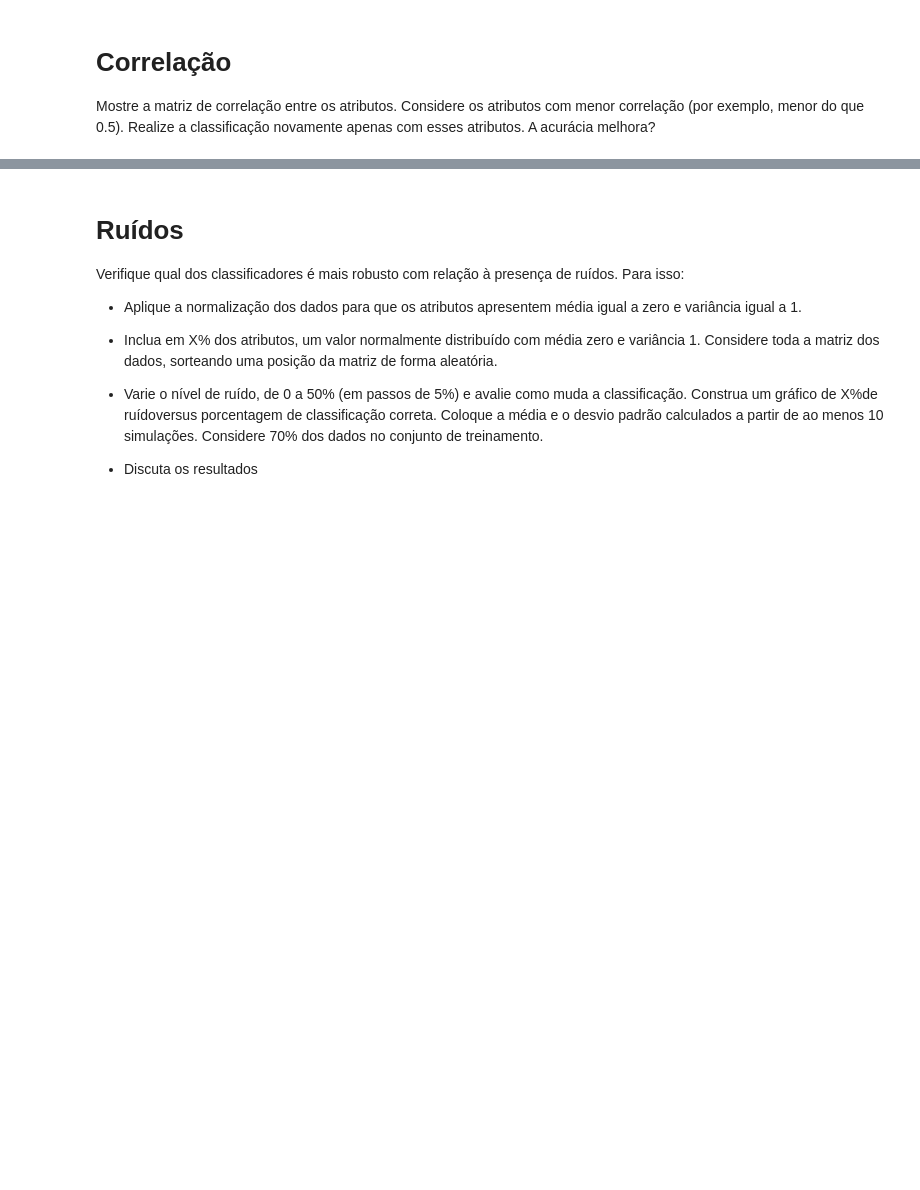
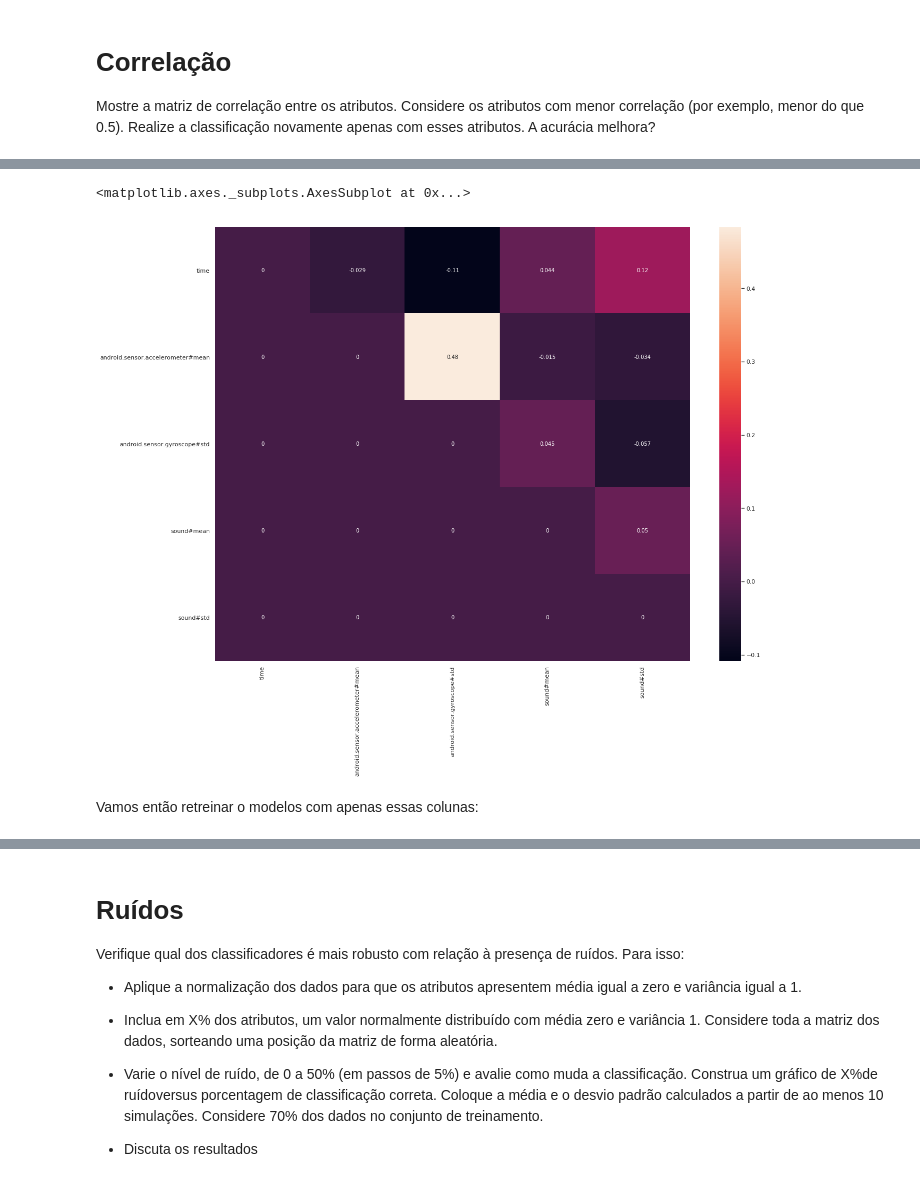
Before and after one commit to BrunoGomesCoelho/playing-pipeline, a Jupyter notebook: Trabalho 1.ipynb, the cells around one changed output, grey strips where cells are left out. Cells and saved outputs as stored; diff of their text form; code cells hidden in the pictures; blank space fills up the shorter version.

```diff
--- a/Trabalho 1.ipynb
+++ b/Trabalho 1.ipynb
@@ -513,0 +526,18 @@ sns.heatmap(df.drop(columns="target").corr(), annot=True)
+# %%
+plt.figure(figsize=(20, 15))
+
+cols_drop = [ 'android.sensor.accelerometer#min', 'android.sensor.accelerometer#max',
+       'android.sensor.accelerometer#std', 'android.sensor.gyroscope#mean',
+       'android.sensor.gyroscope#min', 'android.sensor.gyroscope#max',
+    'sound#min', 'sound#max', 'target']
+
+corr_mat = df.drop(columns=cols_drop).corr()
+xnames = corr_mat.columns.values
+
+corr_mat = np.triu(corr_mat, k=1)
+sns.heatmap(corr_mat, annot=True, xticklabels=xnames, yticklabels=xnames)
+# %% [output]
+<matplotlib.axes._subplots.AxesSubplot at 0x...>
+[figure, added]
+# %% [markdown]
+Vamos então retreinar o modelos com apenas essas colunas:
```
Also changed, not shown: parts of 27 cells of this notebook.
